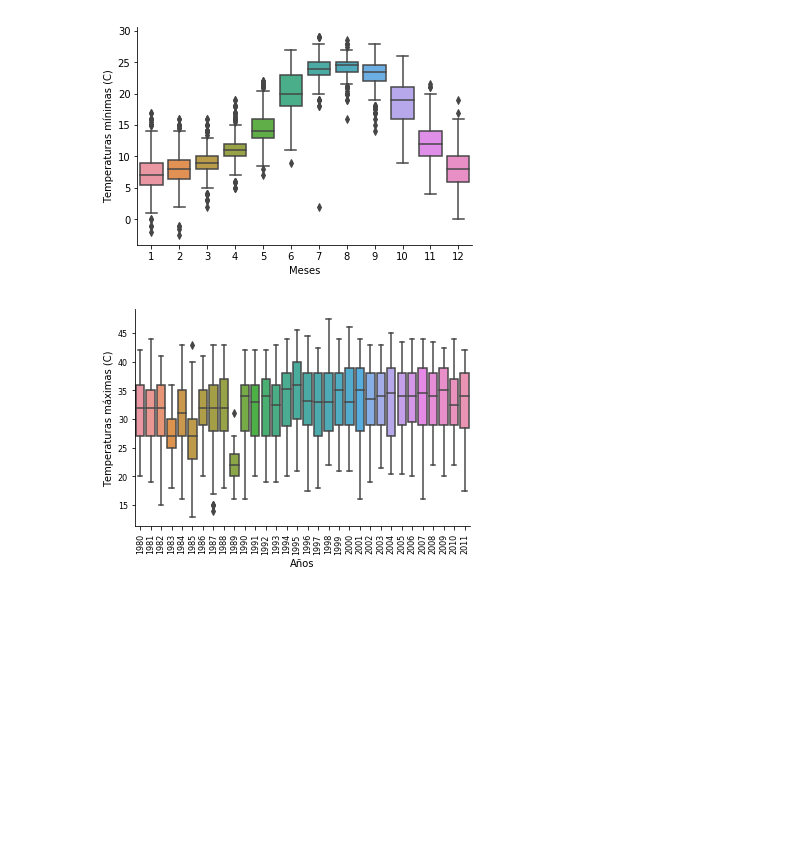
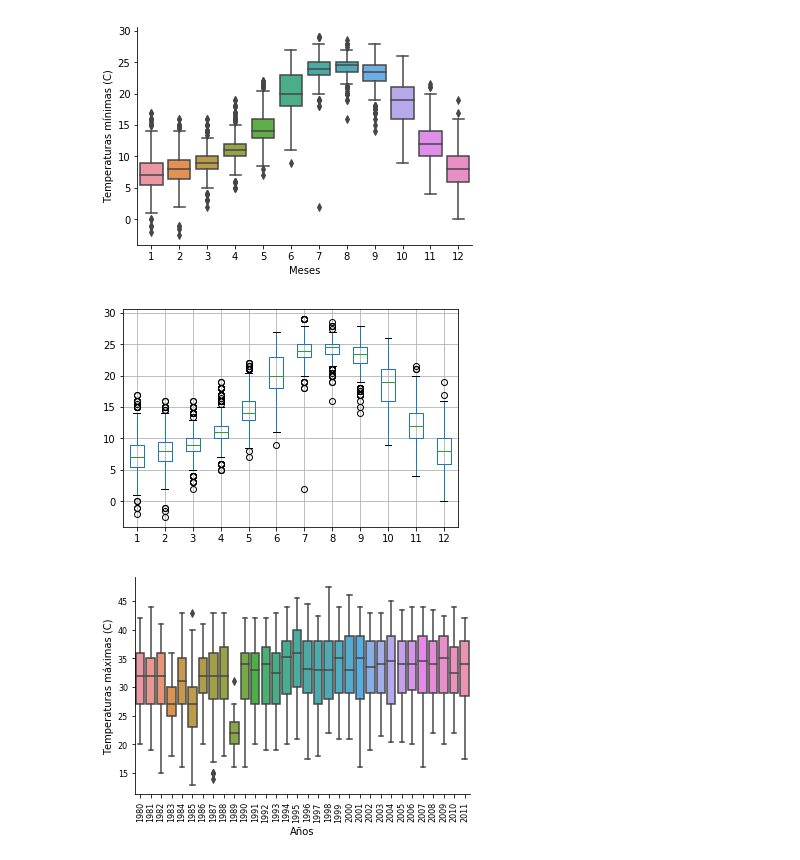
Before and after one commit to JoseDGV/Fisica_Computacional, a Jupyter notebook: Actividad 4.ipynb, the cells around one changed output. Drawn from its saved outputs; the diff is of its cells as text; code cells hidden in the pictures; blank space fills up the shorter version.

```diff
--- a/Actividad 4.ipynb
+++ b/Actividad 4.ipynb
@@ -194,6 +203,14 @@ plt.savefig('cajatminmensualsns',plt=2000) #Guardamos la figura
 plt.show()
 # %% [output]
 [figure]
+# %%
+#Algorimo para boxplot de temperaturas mínimas mensuales
+df3 = df.filter(['TMIN','MES'],axis=1)
+df3=df3.pivot(columns='MES',values='TMIN')
+df3.boxplot()
+plt.savefig('boxplotminmensual',plt=2000)
+# %% [output]
+[figure, added]
 # %%
 #Realizamos el diagrama de cajas para las temperaturas máximas de cada año
 ax = sns.boxplot(x="AÑO", y="TMAX", data=df)
```
Also changed, not shown: parts of 7 cells of this notebook, 5 other files.
